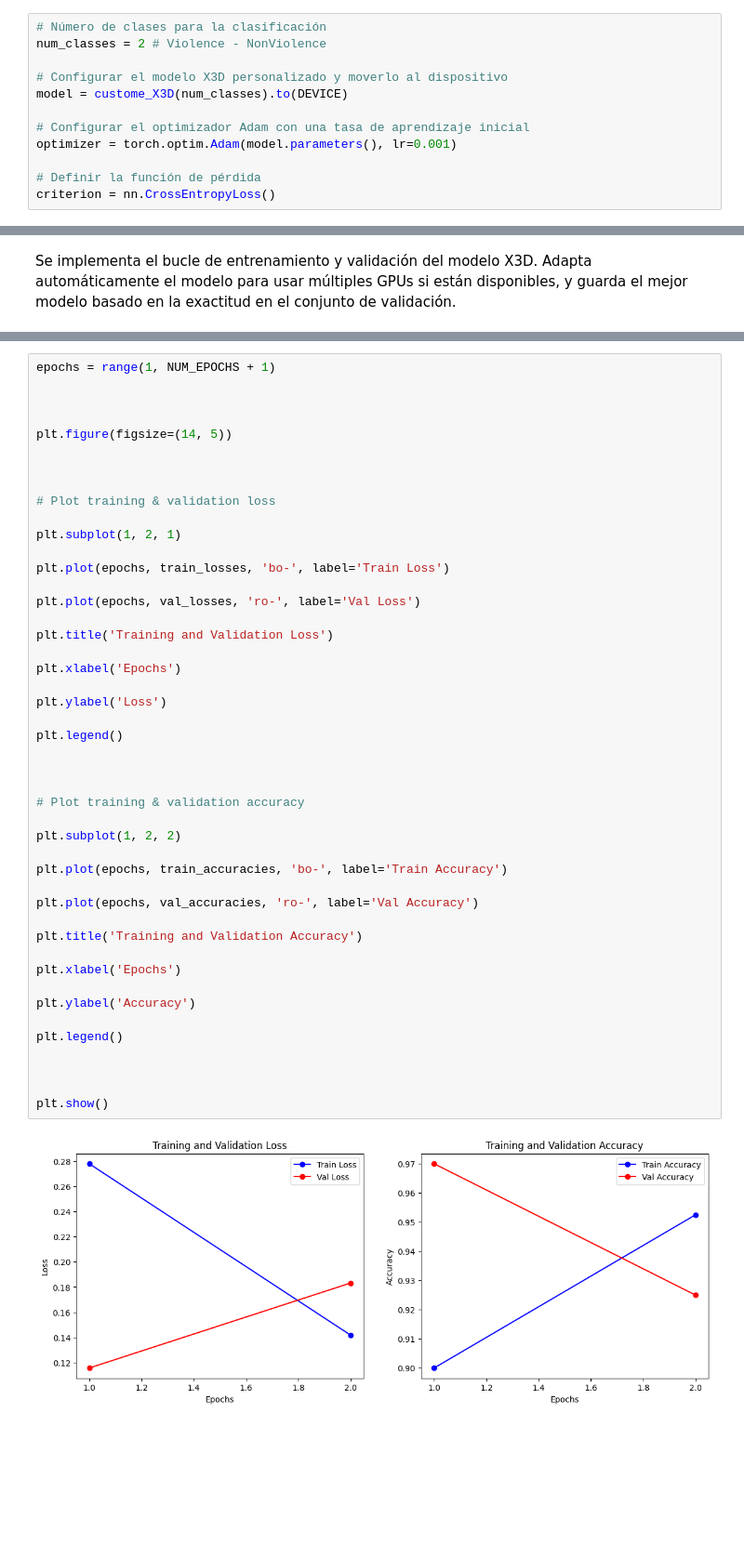
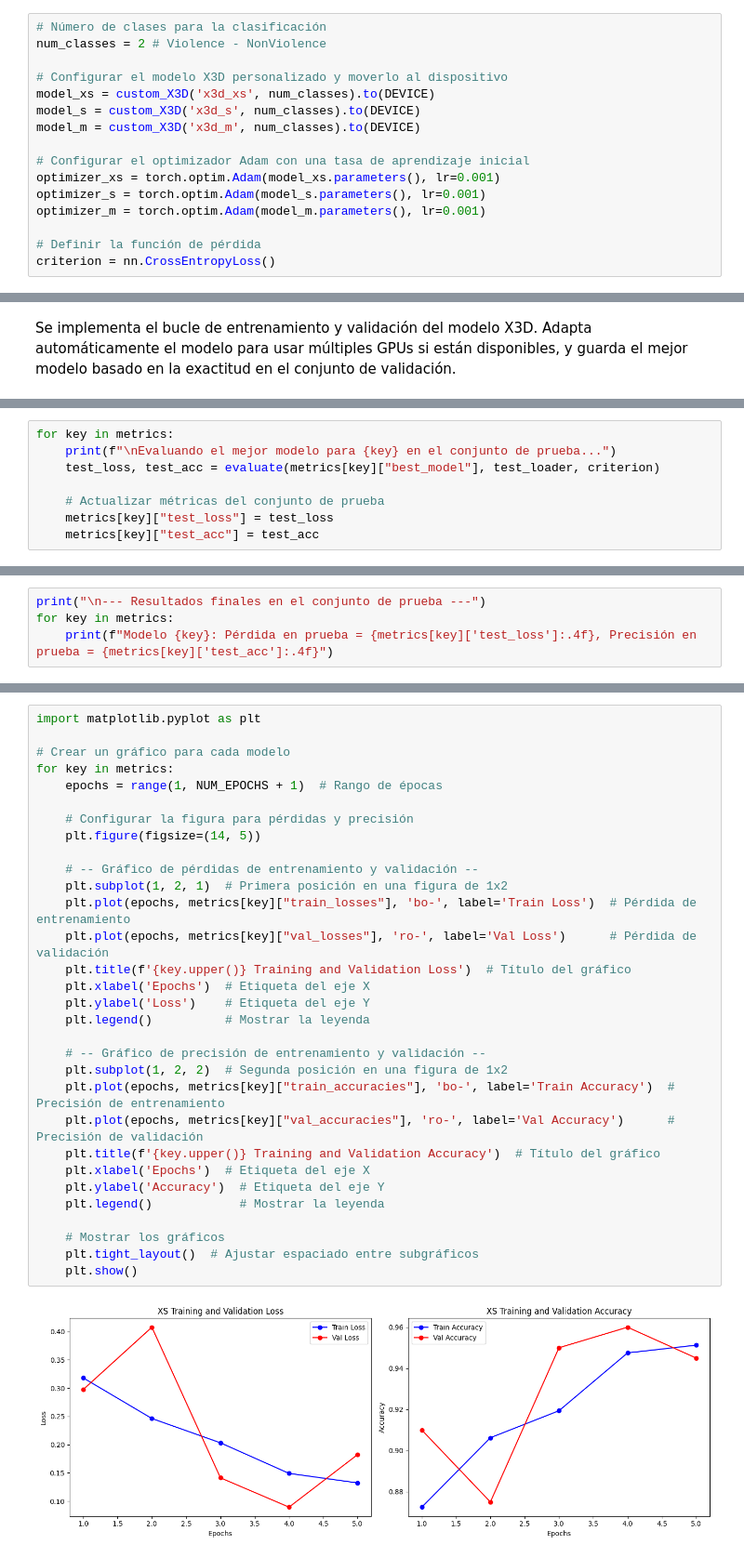
Before and after one commit to mbozop/proyecto-av, a Jupyter notebook: proyecto_av.ipynb, the cells around one changed output, grey strips where cells are left out. Shown: that part at 93% size. Cells and saved outputs as stored; diff of their text form; blank space fills up the shorter version.

```diff
--- a/proyecto_av.ipynb
+++ b/proyecto_av.ipynb
@@ -481,10 +480,14 @@ Se configura el modelo, el optimizador y la función de pérdida para el entrena
 num_classes = 2 # Violence - NonViolence
 
 # Configurar el modelo X3D personalizado y moverlo al dispositivo
-model = custome_X3D(num_classes).to(DEVICE)
+model_xs = custom_X3D('x3d_xs', num_classes).to(DEVICE)
+model_s = custom_X3D('x3d_s', num_classes).to(DEVICE)
+model_m = custom_X3D('x3d_m', num_classes).to(DEVICE)
 
 # Configurar el optimizador Adam con una tasa de aprendizaje inicial
-optimizer = torch.optim.Adam(model.parameters(), lr=0.001)
+optimizer_xs = torch.optim.Adam(model_xs.parameters(), lr=0.001)
+optimizer_s = torch.optim.Adam(model_s.parameters(), lr=0.001)
+optimizer_m = torch.optim.Adam(model_m.parameters(), lr=0.001)
 
 # Definir la función de pérdida
 criterion = nn.CrossEntropyLoss()
@@ -564,0 +597,8 @@ last_model = copy.deepcopy(model)
+# %%
+for key in metrics:
+    print(f"\nEvaluando el mejor modelo para {key} en el conjunto de prueba...")
+    test_loss, test_acc = evaluate(metrics[key]["best_model"], test_loader, criterion)
+
+    # Actualizar métricas del conjunto de prueba
+    metrics[key]["test_loss"] = test_loss
+    metrics[key]["test_acc"] = test_acc
@@ -564,0 +611,4 @@ last_model = copy.deepcopy(model)
+# %%
+print("\n--- Resultados finales en el conjunto de prueba ---")
+for key in metrics:
+    print(f"Modelo {key}: Pérdida en prueba = {metrics[key]['test_loss']:.4f}, Precisión en prueba = {metrics[key]['test_acc']:.4f}")
@@ -565,48 +622,33 @@ last_model = copy.deepcopy(model)
 # %%
-epochs = range(1, NUM_EPOCHS + 1)
+import matplotlib.pyplot as plt
 
+# Crear un gráfico para cada modelo
+for key in metrics:
+    epochs = range(1, NUM_EPOCHS + 1)  # Rango de épocas
 
+    # Configurar la figura para pérdidas y precisión
+    plt.figure(figsize=(14, 5))
 
-plt.figure(figsize=(14, 5))
+    # -- Gráfico de pérdidas de entrenamiento y validación --
+    plt.subplot(1, 2, 1)  # Primera posición en una figura de 1x2
+    plt.plot(epochs, metrics[key]["train_losses"], 'bo-', label='Train Loss')  # Pérdida de entrenamiento
+    plt.plot(epochs, metrics[key]["val_losses"], 'ro-', label='Val Loss')      # Pérdida de validación
+    plt.title(f'{key.upper()} Training and Validation Loss')  # Título del gráfico
+    plt.xlabel('Epochs')  # Etiqueta del eje X
+    plt.ylabel('Loss')    # Etiqueta del eje Y
+    plt.legend()          # Mostrar la leyenda
 
+    # -- Gráfico de precisión de entrenamiento y validación --
+    plt.subplot(1, 2, 2)  # Segunda posición en una figura de 1x2
+    plt.plot(epochs, metrics[key]["train_accuracies"], 'bo-', label='Train Accuracy')  # Precisión de entrenamiento
+    plt.plot(epochs, metrics[key]["val_accuracies"], 'ro-', label='Val Accuracy')      # Precisión de validación
+    plt.title(f'{key.upper()} Training and Validation Accuracy')  # Título del gráfico
+    plt.xlabel('Epochs')  # Etiqueta del eje X
+    plt.ylabel('Accuracy')  # Etiqueta del eje Y
+    plt.legend()            # Mostrar la leyenda
 
-
-# Plot training & validation loss
-
-plt.subplot(1, 2, 1)
-
-plt.plot(epochs, train_losses, 'bo-', label='Train Loss')
-
-plt.plot(epochs, val_losses, 'ro-', label='Val Loss')
-
-plt.title('Training and Validation Loss')
-
-plt.xlabel('Epochs')
-
-plt.ylabel('Loss')
-
-plt.legend()
-
-
-
-# Plot training & validation accuracy
-
-plt.subplot(1, 2, 2)
-
-plt.plot(epochs, train_accuracies, 'bo-', label='Train Accuracy')
-
-plt.plot(epochs, val_accuracies, 'ro-', label='Val Accuracy')
-
-plt.title('Training and Validation Accuracy')
-
-plt.xlabel('Epochs')
-
-plt.ylabel('Accuracy')
-
-plt.legend()
-
-
-
-plt.show()
+    # Mostrar los gráficos
+    plt.tight_layout()  # Ajustar espaciado entre subgráficos
+    plt.show()
 # %% [output]
-[figure, old version]
+[figure, new version]
```
Also changed, not shown: parts of 23 cells of this notebook.
